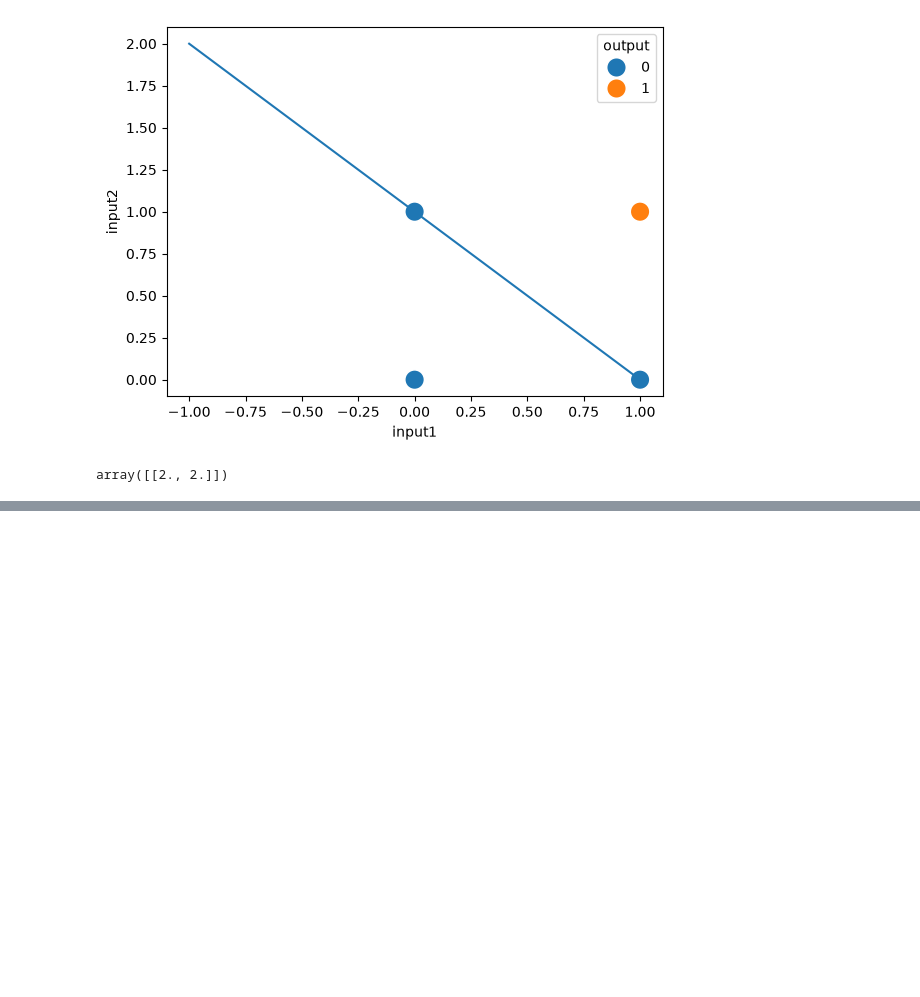
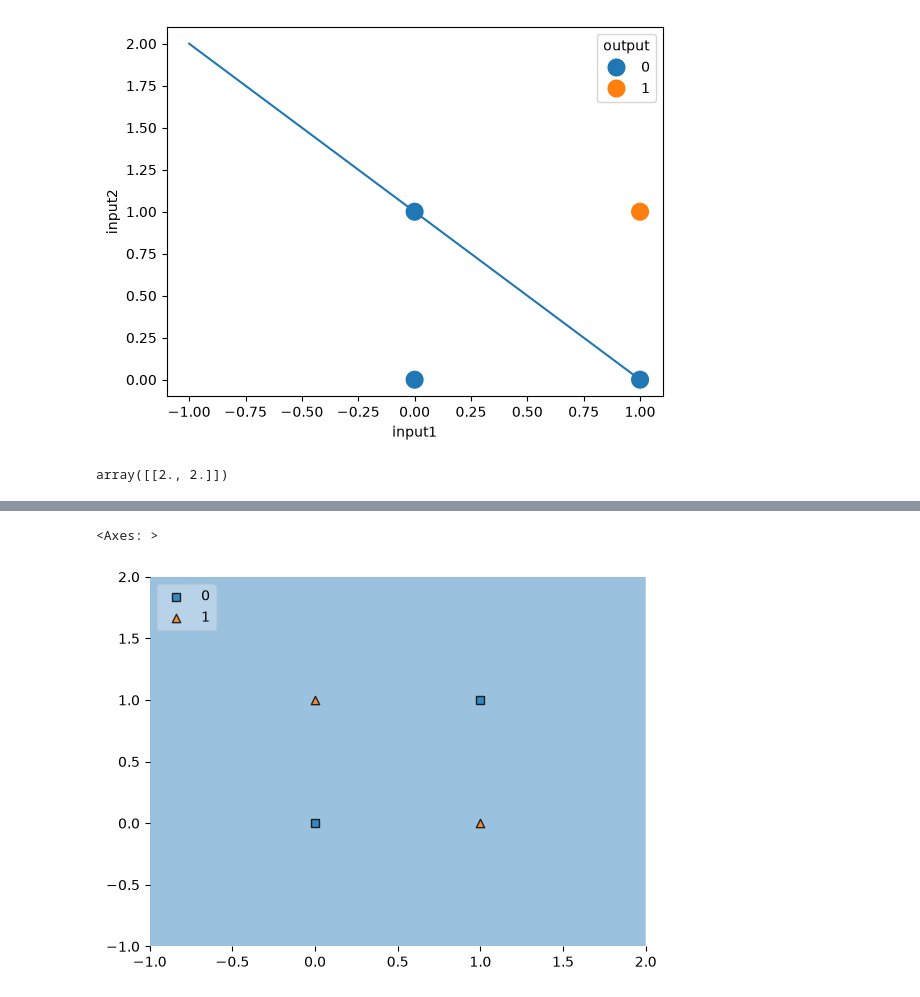
Before and after one commit to RUPESH-YADRAJ/DEEP_LEARNING_WITH_PYTHON, a Jupyter notebook: problem_with_perceptron/problem_preceptron.ipynb, the cells around one changed output, grey strips where cells are left out. Drawn from its saved outputs; the diff is of its cells as text; code cells hidden in the pictures; blank space fills up the shorter version.

```diff
--- a/problem_with_perceptron/problem_preceptron.ipynb
+++ b/problem_with_perceptron/problem_preceptron.ipynb
@@ -98,0 +122,5 @@ array([[2., 2.]])
+# %%
+plot_decision_regions(xor_data.iloc[:,0:2].values, xor_data.iloc[:,-1].values, clf = clf3, legend = 2)
+# %% [output]
+<Axes: >
+[figure, added]
```
Also changed, not shown: parts of 6 cells of this notebook.
